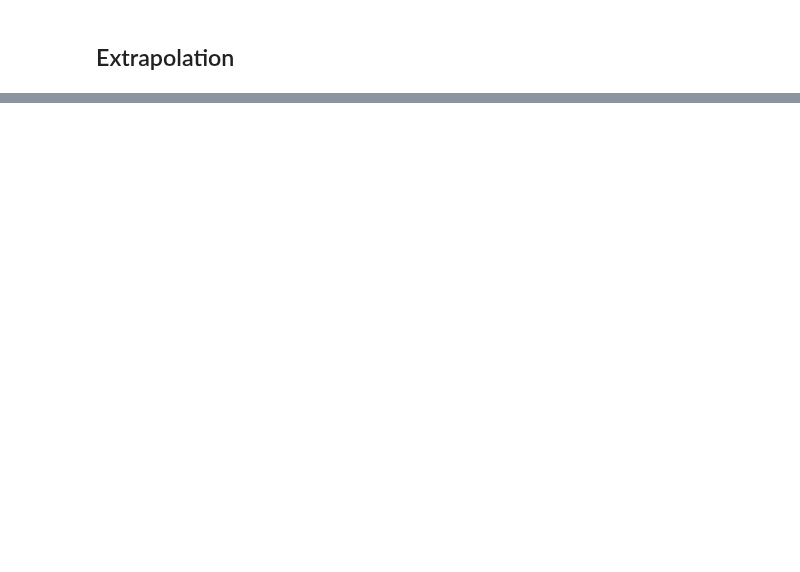
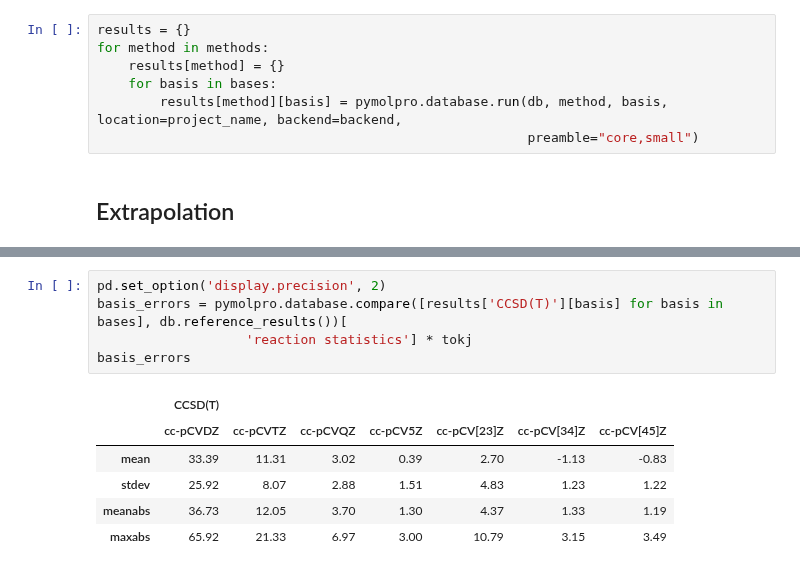
Before and after one commit to molpro/pymolpro, a Jupyter notebook: examples/thermochemical_benchmark_for_methods.ipynb, the cells around one changed output, grey strips where cells are left out. Cells and saved outputs as stored; diff of their text form; blank space fills up the shorter version.

```diff
--- a/examples/thermochemical_benchmark_for_methods.ipynb
+++ b/examples/thermochemical_benchmark_for_methods.ipynb
@@ -88,3 +20,10 @@ for method in methods:
+# %%
+results = {}
+for method in methods:
+    results[method] = {}
+    for basis in bases:
+        results[method][basis] = pymolpro.database.run(db, method, basis, location=project_name, backend=backend,
+                                                       preamble="core,small")
 # %% [markdown]
 ## Extrapolation
 # %%
@@ -170 +62,13 @@ error_with_respect_to_calculated_enthalpy=collect_errors(Calc_enthalpy)
+# %%
+pd.set_option('display.precision', 2)
+basis_errors = pymolpro.database.compare([results['CCSD(T)'][basis] for basis in bases], db.reference_results())[
+                   'reaction statistics'] * tokj
+basis_errors
+# %% [output]
+|  | CCSD(T) |  |  |  |  |  |  |
+|  | cc-pCVDZ | cc-pCVTZ | cc-pCVQZ | cc-pCV5Z | cc-pCV[23]Z | cc-pCV[34]Z | cc-pCV[45]Z |
+| mean | 33.39 | 11.31 | 3.02 | 0.39 | 2.70 | -1.13 | -0.83 |
+| stdev | 25.92 | 8.07 | 2.88 | 1.51 | 4.83 | 1.23 | 1.22 |
+| meanabs | 36.73 | 12.05 | 3.70 | 1.30 | 4.37 | 1.33 | 1.19 |
+| maxabs | 65.92 | 21.33 | 6.97 | 3.00 | 10.79 | 3.15 | 3.49 |
 # %%
```
Also changed, not shown: parts of 35 cells of this notebook, 28 other files.
